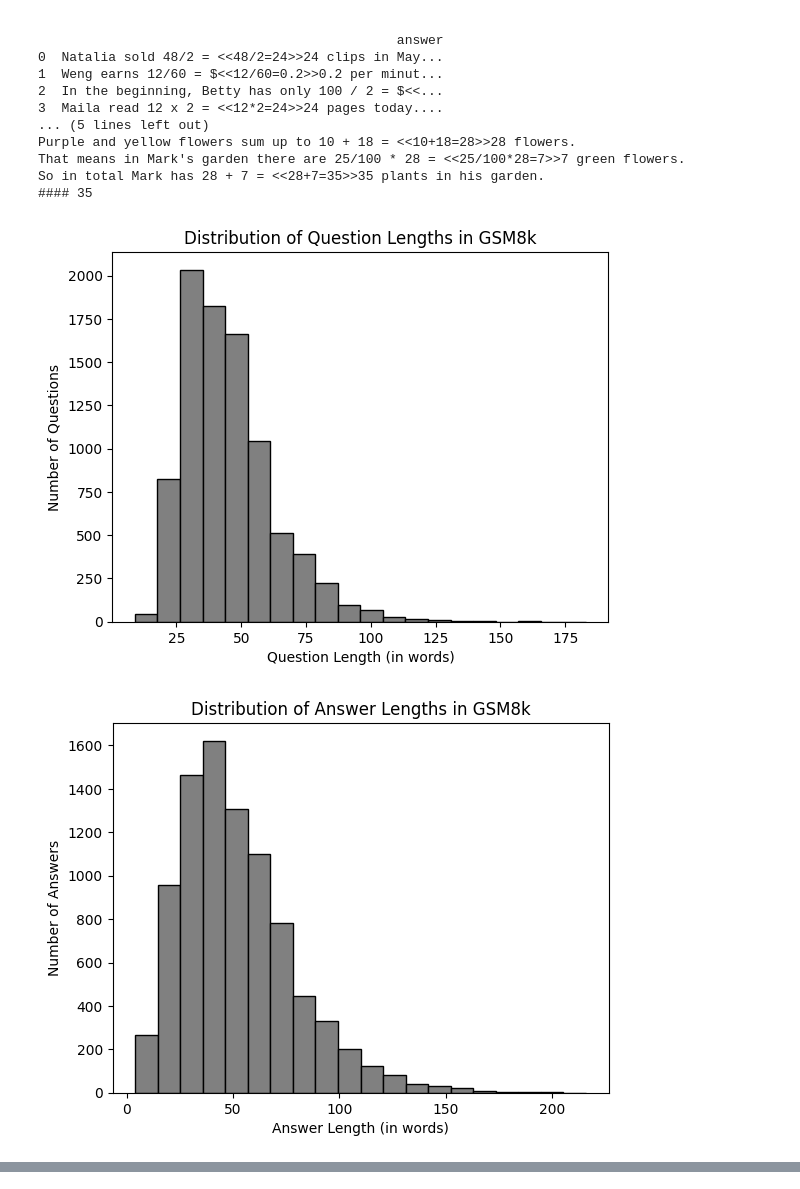
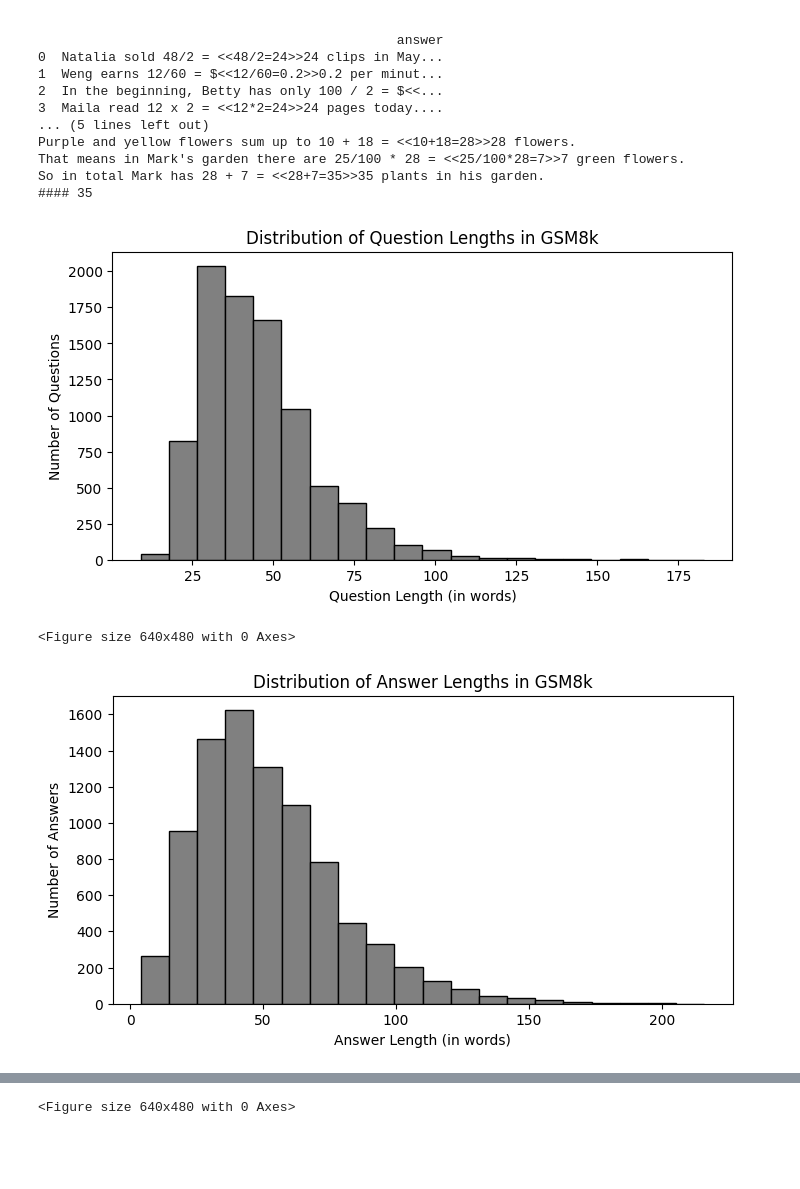
Before and after one commit to christian-hobelsberger/LLMUncertainty, a Jupyter notebook: eda_boolQ_gsm8k.ipynb, the cells around one changed output, grey strips where cells are left out. Cells and saved outputs as stored; diff of their text form; code cells hidden in the pictures; blank space fills up the shorter version.

```diff
--- a/eda_boolQ_gsm8k.ipynb
+++ b/eda_boolQ_gsm8k.ipynb
@@ -127,33 +140,25 @@ So in total Mark has 28 + 7 = <<28+7=35>>35 plants in his garden.
 #### 35
 # %%
 # Question length distribution
+plt.figure(figsize=(8, 4))
 gsm8k['question_length'] = gsm8k['question'].apply(lambda x: len(x.split()))
 gsm8k['question_length'].hist(bins=20, grid=False, color='grey', edgecolor='black')
 plt.xlabel('Question Length (in words)')
 plt.ylabel('Number of Questions')
 plt.title('Distribution of Question Lengths in GSM8k')
 plt.show()
+plt.savefig("figures/GSM8k/gsm8k_question_length.png")
 
 # Answer length distribution
+plt.figure(figsize=(8, 4))
 gsm8k['answer_length'] = gsm8k['answer'].apply(lambda x: len(x.split()))
 gsm8k['answer_length'].hist(bins=20, grid=False, color='grey', edgecolor='black')
 plt.xlabel('Answer Length (in words)')
 plt.ylabel('Number of Answers')
 plt.title('Distribution of Answer Lengths in GSM8k')
 plt.show()
-
-# Distribution of final numeric answers
-import re
-def extract_final_answer(text):
-    match = re.search(r'####\s*(-?\d+(\.\d+)?)', text)
-    return float(match.group(1)) if match else None
-
-gsm8k['final_answer'] = gsm8k['answer'].apply(extract_final_answer)
-gsm8k['final_answer'].dropna().hist(bins=5, grid=False, color='grey')
-plt.xlabel('Final Answer')
-plt.ylabel('Frequency')
-plt.title('Most Common Final Answers in GSM8k')
-plt.show()
+plt.savefig("figures/GSM8k/gsm8k_answer_length.png")
 # %% [output]
-[figure, old version]
+[figure, new version]
+<Figure size 640x480 with 0 Axes>
-[figure, old version]
+[figure, new version]
@@ -160,0 +165 @@ plt.show()
+<Figure size 640x480 with 0 Axes>
```
Also changed, not shown: parts of 3 cells of this notebook, 5 other files.
